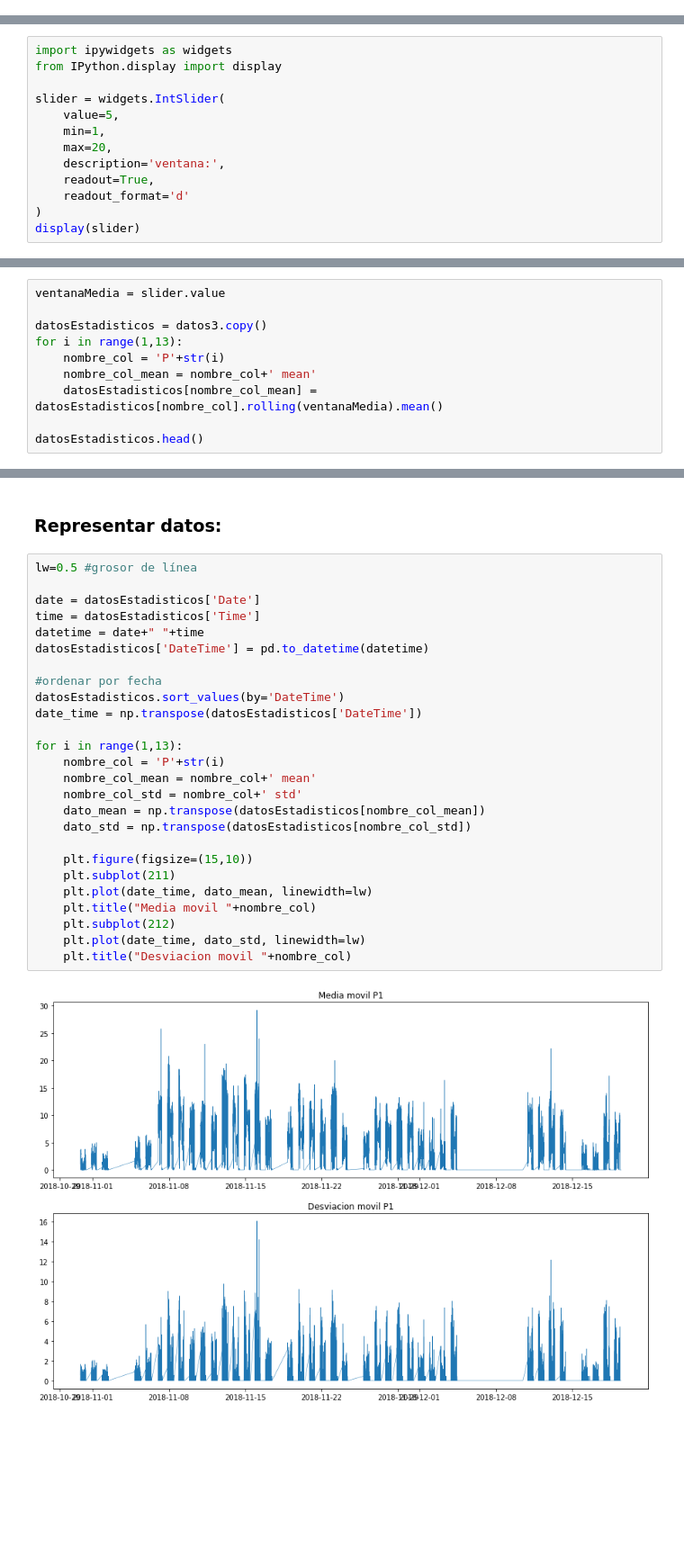
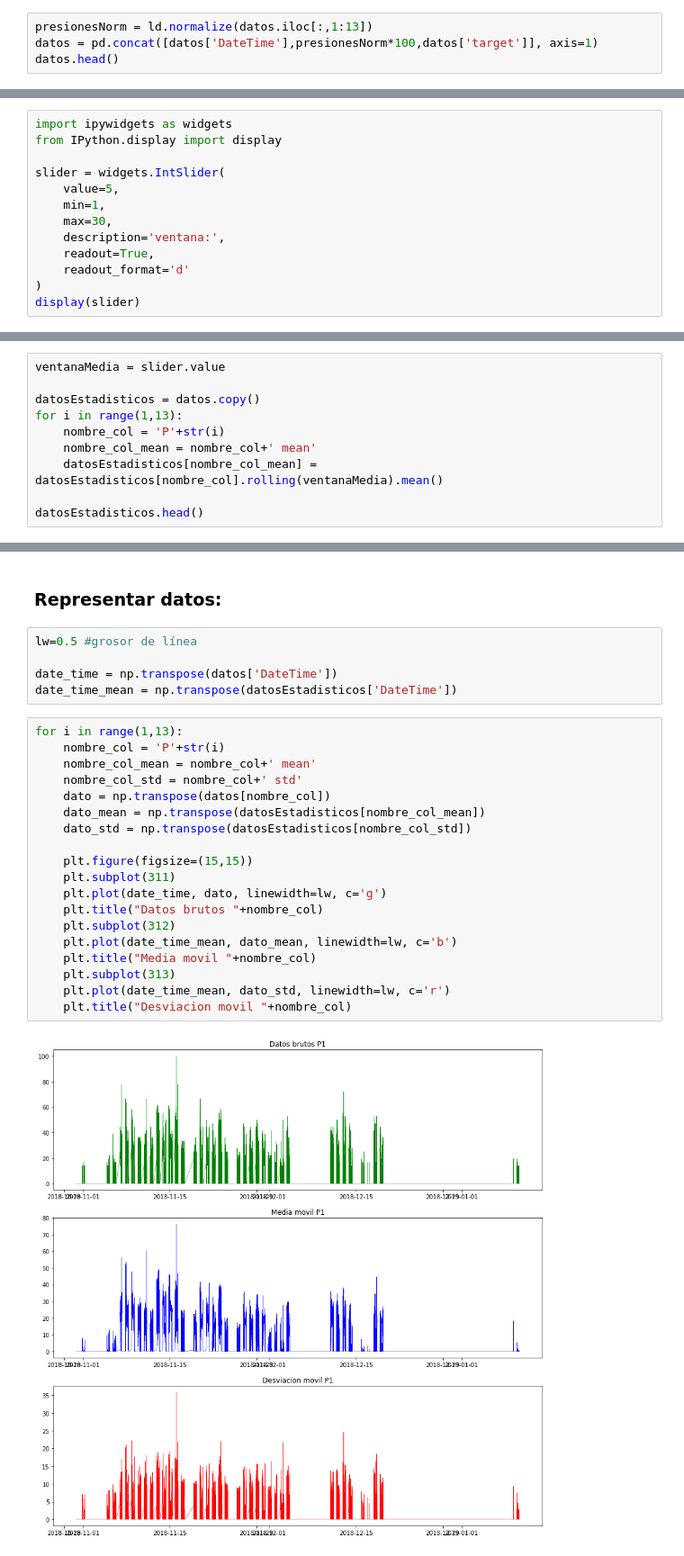
Before and after one commit to aliciaolivaresgil/TFG-SmartBeds, a Jupyter notebook: src/Estadisticas Moviles.ipynb, the cells around one changed output, grey strips where cells are left out. Shown at 90% size. Cells and saved outputs as stored; diff of their text form; blank space fills up the shorter version.

Commit message:
filtrado y proyección de datos #14

```diff
--- a/src/Estadisticas Moviles.ipynb
+++ b/src/Estadisticas Moviles.ipynb
@@ -63,0 +50,4 @@ datos3.head()
+# %%
+presionesNorm = ld.normalize(datos.iloc[:,1:13])
+datos = pd.concat([datos['DateTime'],presionesNorm*100,datos['target']], axis=1)
+datos.head()
@@ -71,7 +68,7 @@ from IPython.display import display
 slider = widgets.IntSlider(
     value=5,
     min=1,
-    max=20,
+    max=30,
     description='ventana:',
     readout=True,
     readout_format='d'
@@ -82,7 +79,7 @@ display(slider)
 # %%
 ventanaMedia = slider.value
 
-datosEstadisticos = datos3.copy()
+datosEstadisticos = datos.copy()
 for i in range(1,13):
     nombre_col = 'P'+str(i)
     nombre_col_mean = nombre_col+' mean'
@@ -133,31 +130,29 @@ datosEstadisticos.head()
 5 rows × 38 columns
 # %% [markdown]
 ### Representar datos:
+# %%
+lw=0.5 #grosor de línea
+
+date_time = np.transpose(datos['DateTime'])
+date_time_mean = np.transpose(datosEstadisticos['DateTime'])
 # %%
-lw=0.5 #grosor de línea
-
-date = datosEstadisticos['Date']
-time = datosEstadisticos['Time']
-datetime = date+" "+time
-datosEstadisticos['DateTime'] = pd.to_datetime(datetime)
-
-#ordenar por fecha
-datosEstadisticos.sort_values(by='DateTime')
-date_time = np.transpose(datosEstadisticos['DateTime'])
-
 for i in range(1,13):
     nombre_col = 'P'+str(i)
     nombre_col_mean = nombre_col+' mean'
     nombre_col_std = nombre_col+' std'
+    dato = np.transpose(datos[nombre_col])
     dato_mean = np.transpose(datosEstadisticos[nombre_col_mean])
     dato_std = np.transpose(datosEstadisticos[nombre_col_std])
 
-    plt.figure(figsize=(15,10))
-    plt.subplot(211)
-    plt.plot(date_time, dato_mean, linewidth=lw)
+    plt.figure(figsize=(15,15))
+    plt.subplot(311)
+    plt.plot(date_time, dato, linewidth=lw, c='g')
+    plt.title("Datos brutos "+nombre_col)
+    plt.subplot(312)
+    plt.plot(date_time_mean, dato_mean, linewidth=lw, c='b')
     plt.title("Media movil "+nombre_col)
-    plt.subplot(212)
-    plt.plot(date_time, dato_std, linewidth=lw)
+    plt.subplot(313)
+    plt.plot(date_time_mean, dato_std, linewidth=lw, c='r')
     plt.title("Desviacion movil "+nombre_col)
 # %% [output]
-[figure, old version]
+[figure, new version]
```
Also changed, not shown: parts of 19 cells of this notebook, 3 other files.
